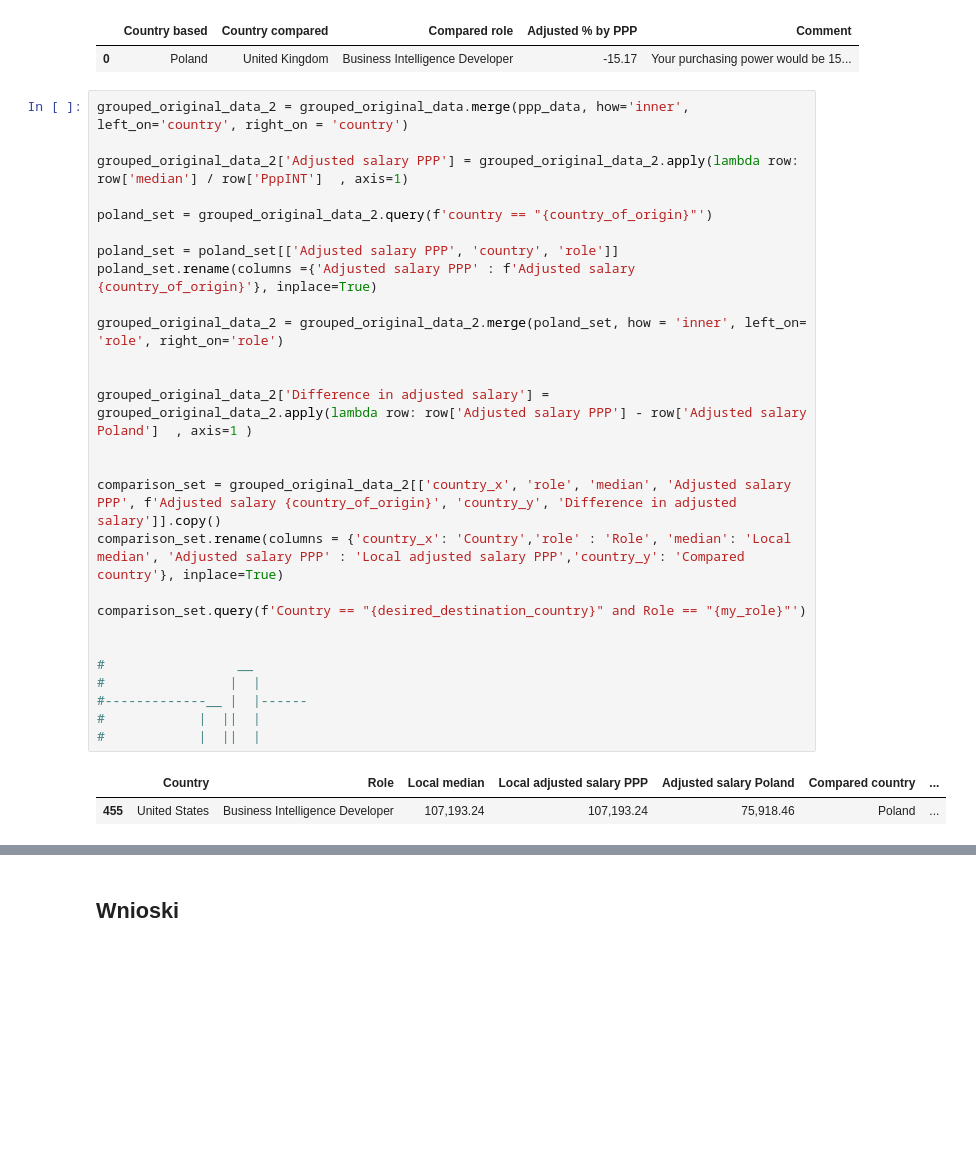
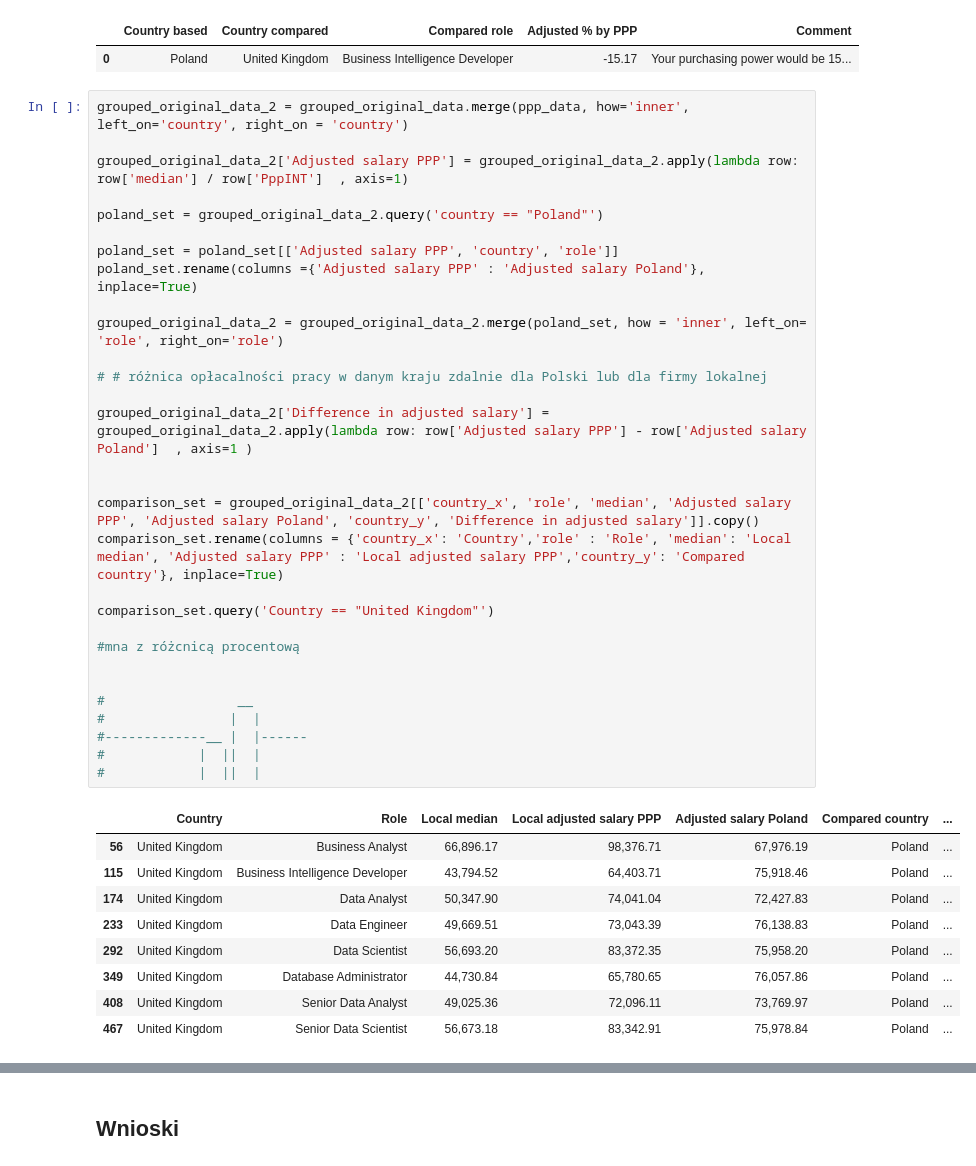
Before and after one commit to pstano1/salaries-in-data-analysis, a Jupyter notebook: raport.ipynb, the cells around one changed output, grey strips where cells are left out. Drawn from its saved outputs; the diff is of its cells as text; blank space fills up the shorter version.

```diff
--- a/raport.ipynb
+++ b/raport.ipynb
@@ -528,30 +527,40 @@ compared_salary('Poland', 'United Kingdom', 'Business Intelligence Developer', g
 # %%
 grouped_original_data_2 = grouped_original_data.merge(ppp_data, how='inner', left_on='country', right_on = 'country')
 
 grouped_original_data_2['Adjusted salary PPP'] = grouped_original_data_2.apply(lambda row:  row['median'] / row['PppINT']  , axis=1)
 
-poland_set = grouped_original_data_2.query(f'country == "{country_of_origin}"')
+poland_set = grouped_original_data_2.query('country == "Poland"')
 
 poland_set = poland_set[['Adjusted salary PPP', 'country', 'role']]
-poland_set.rename(columns ={'Adjusted salary PPP' : f'Adjusted salary {country_of_origin}'}, inplace=True)
+poland_set.rename(columns ={'Adjusted salary PPP' : 'Adjusted salary Poland'}, inplace=True)
 
 grouped_original_data_2 = grouped_original_data_2.merge(poland_set, how = 'inner', left_on= 'role', right_on='role')
 
+# # różnica opłacalności pracy w danym kraju zdalnie dla Polski lub dla firmy lokalnej
 
 grouped_original_data_2['Difference in adjusted salary'] = grouped_original_data_2.apply(lambda row: row['Adjusted salary PPP'] - row['Adjusted salary Poland']  , axis=1 )
 
 
-comparison_set = grouped_original_data_2[['country_x', 'role', 'median', 'Adjusted salary PPP', f'Adjusted salary {country_of_origin}', 'country_y', 'Difference in adjusted salary']].copy()
+comparison_set = grouped_original_data_2[['country_x', 'role', 'median', 'Adjusted salary PPP', 'Adjusted salary Poland', 'country_y', 'Difference in adjusted salary']].copy()
 comparison_set.rename(columns = {'country_x': 'Country','role' : 'Role', 'median': 'Local median', 'Adjusted salary PPP' : 'Local adjusted salary PPP','country_y': 'Compared country'}, inplace=True)
 
-comparison_set.query(f'Country == "{desired_destination_country}" and Role == "{my_role}"')
+comparison_set.query('Country == "United Kingdom"')
+
+#mna z różcnicą procentową
 
 
 #                 __
 #                |  |
 #-------------__ |  |------
 #            |  ||  |
 #            |  ||  |
 # %% [output]
 |  | Country | Role | Local median | Local adjusted salary PPP | Adjusted salary Poland | Compared country | ... |
-| 455 | United States | Business Intelligence Developer | 107,193.24 | 107,193.24 | 75,918.46 | Poland | ... |
+| 56 | United Kingdom | Business Analyst | 66,896.17 | 98,376.71 | 67,976.19 | Poland | ... |
+| 115 | United Kingdom | Business Intelligence Developer | 43,794.52 | 64,403.71 | 75,918.46 | Poland | ... |
+| 174 | United Kingdom | Data Analyst | 50,347.90 | 74,041.04 | 72,427.83 | Poland | ... |
+| 233 | United Kingdom | Data Engineer | 49,669.51 | 73,043.39 | 76,138.83 | Poland | ... |
+| 292 | United Kingdom | Data Scientist | 56,693.20 | 83,372.35 | 75,958.20 | Poland | ... |
+| 349 | United Kingdom | Database Administrator | 44,730.84 | 65,780.65 | 76,057.86 | Poland | ... |
+| 408 | United Kingdom | Senior Data Analyst | 49,025.36 | 72,096.11 | 73,769.97 | Poland | ... |
+| 467 | United Kingdom | Senior Data Scientist | 56,673.18 | 83,342.91 | 75,978.84 | Poland | ... |
```
Also changed, not shown: parts of 9 cells of this notebook.
